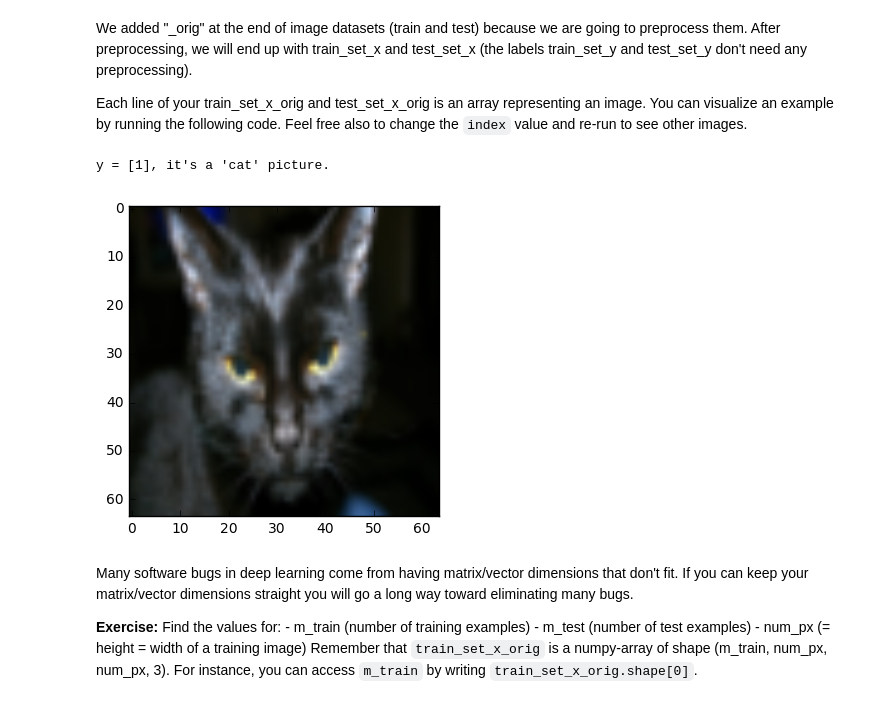
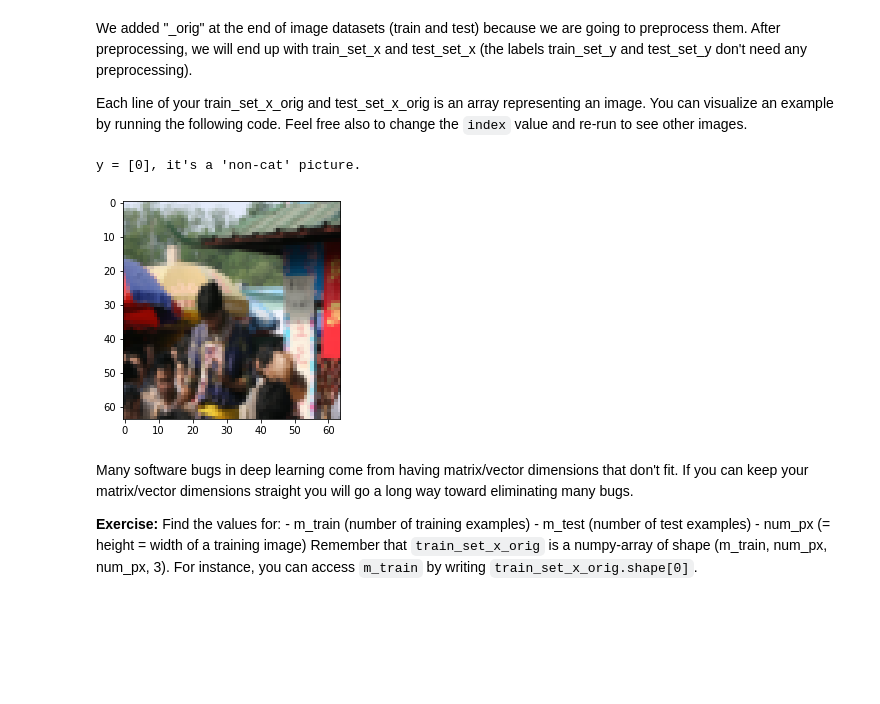
Before and after one commit to hemisemidemiquaver/Deep-Learning-Coursera, a Jupyter notebook: Neural Networks and Deep Learning/Week 2/Logistic Regression as a Neural Network/Logistic Regression with a Neural Network mindset v5.ipynb, the cells around one changed output. Cells and saved outputs as stored; diff of their text form; code cells hidden in the pictures; blank space fills up the shorter version.

```diff
--- a/Neural Networks and Deep Learning/Week 2/Logistic Regression as a Neural Network/Logistic Regression with a Neural Network mindset v5.ipynb
+++ b/Neural Networks and Deep Learning/Week 2/Logistic Regression as a Neural Network/Logistic Regression with a Neural Network mindset v5.ipynb
@@ -50,12 +54,12 @@ We added "_orig" at the end of image datasets (train and test) because we are go
 Each line of your train_set_x_orig and test_set_x_orig is an array representing an image. You can visualize an example by running the following code. Feel free also to change the `index` value and re-run to see other images.
 # %%
 # Example of a picture
-index = 25
-plt.imshow(train_set_x_orig[index])
-print ("y = " + str(train_set_y[:, index]) + ", it's a '" + classes[np.squeeze(train_set_y[:, index])].decode("utf-8") +  "' picture.")
+index = 34
+plt.imshow(test_set_x_orig[index])
+print ("y = " + str(test_set_y[:, index]) + ", it's a '" + classes[np.squeeze(test_set_y[:, index])].decode("utf-8") +  "' picture.")
 # %% [output]
-y = [1], it's a 'cat' picture.
+y = [0], it's a 'non-cat' picture.
-[figure, old version]
+[figure, new version]
 # %% [markdown]
 Many software bugs in deep learning come from having matrix/vector dimensions that don't fit. If you can keep your matrix/vector dimensions straight you will go a long way toward eliminating many bugs.
 
```
Also changed, not shown: parts of 18 cells of this notebook, 4 other files.
